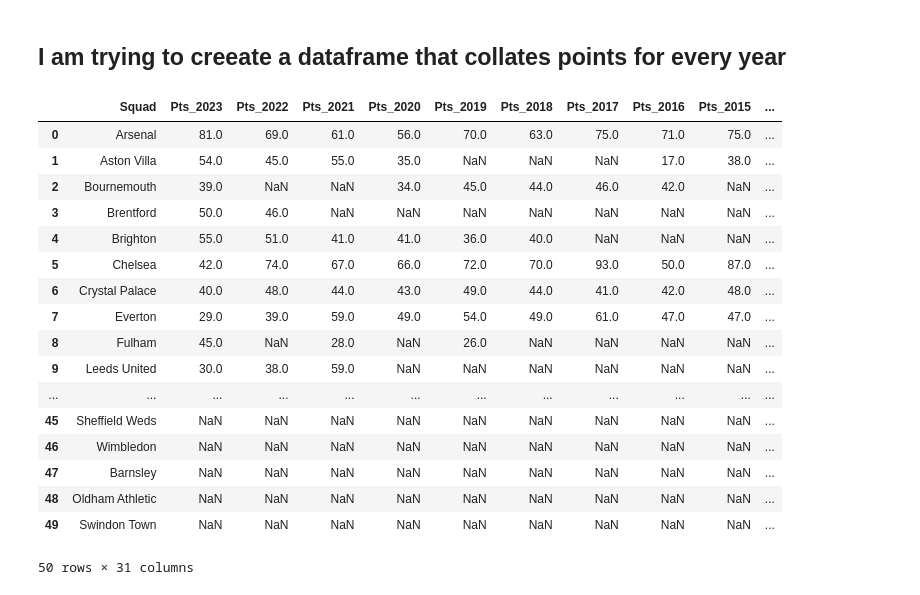
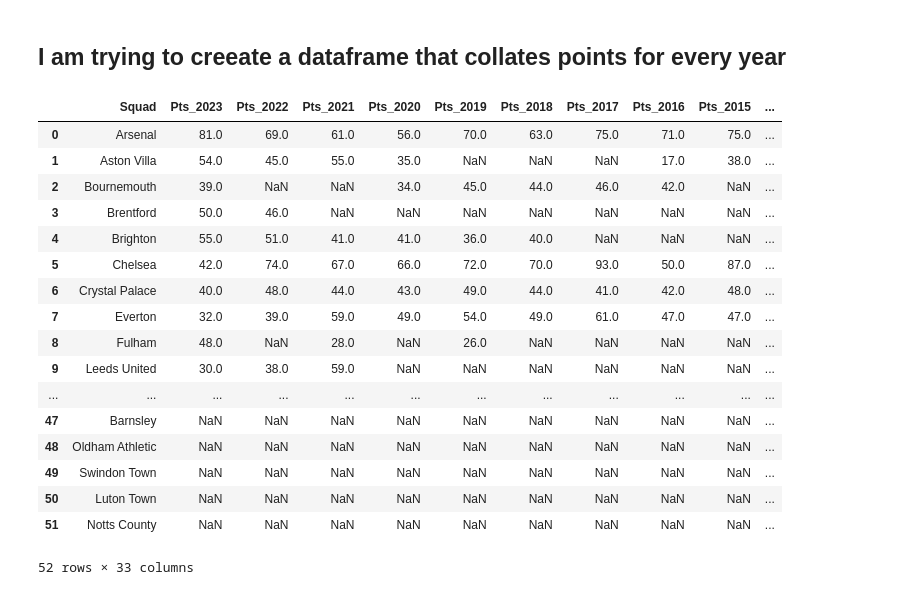
Before and after one commit to AhanPenkar/exploratory-football, a Jupyter notebook: data_get.ipynb, the cells around one changed output. Drawn from its saved outputs; the diff is of its cells as text; code cells hidden in the pictures.

```diff
--- a/data_get.ipynb
+++ b/data_get.ipynb
@@ -263,6 +268,8 @@ league_1997 = pd.read_csv('data/league_1997.csv')
 league_1996 = pd.read_csv('data/league_1996.csv')
 league_1995 = pd.read_csv('data/league_1995.csv')
 league_1994 = pd.read_csv('data/league_1994.csv')
+league_1993 = pd.read_csv('data/league_1993.csv')
+league_1992 = pd.read_csv('data/league_1992.csv')
 # %%
 #Merge all the dataframes into one dataframe
 league_historical = pd.merge(league_2023, league_2022, on='Squad', how='outer')
@@ -280,43 +287,45 @@ league_historical = pd.merge(league_historical, league_2011, on='Squad', how='ou
 league_historical = pd.merge(league_historical, league_2010, on='Squad', how='outer')
 league_historical = pd.merge(league_historical, league_2009, on='Squad', how='outer')
 league_historical = pd.merge(league_historical, league_2008, on='Squad', how='outer')
 league_historical = pd.merge(league_historical, league_2007, on='Squad', how='outer')
 league_historical = pd.merge(league_historical, league_2006, on='Squad', how='outer')
 league_historical = pd.merge(league_historical, league_2005, on='Squad', how='outer')
 league_historical = pd.merge(league_historical, league_2004, on='Squad', how='outer')
 league_historical = pd.merge(league_historical, league_2003, on='Squad', how='outer')
 league_historical = pd.merge(league_historical, league_2002, on='Squad', how='outer')
 league_historical = pd.merge(league_historical, league_2001, on='Squad', how='outer')
 league_historical = pd.merge(league_historical, league_2000, on='Squad', how='outer')
 league_historical = pd.merge(league_historical, league_1999, on='Squad', how='outer')
 league_historical = pd.merge(league_historical, league_1998, on='Squad', how='outer')
 league_historical = pd.merge(league_historical, league_1997, on='Squad', how='outer')
 league_historical = pd.merge(league_historical, league_1996, on='Squad', how='outer')
 league_historical = pd.merge(league_historical, league_1995, on='Squad', how='outer')
 league_historical = pd.merge(league_historical, league_1994, on='Squad', how='outer')
+league_historical = pd.merge(league_historical, league_1993, on='Squad', how='outer')
+league_historical = pd.merge(league_historical, league_1992, on='Squad', how='outer')
 
 
 #only keep the Pts columns for each season and rename it to the year of the season
 league_historical
 # %% [output]
 |  | Squad | Pts_2023 | Pts_2022 | Pts_2021 | Pts_2020 | Pts_2019 | Pts_2018 | Pts_2017 | Pts_2016 | Pts_2015 | ... |
 | 0 | Arsenal | 81.0 | 69.0 | 61.0 | 56.0 | 70.0 | 63.0 | 75.0 | 71.0 | 75.0 | ... |
 | 1 | Aston Villa | 54.0 | 45.0 | 55.0 | 35.0 | NaN | NaN | NaN | 17.0 | 38.0 | ... |
 | 2 | Bournemouth | 39.0 | NaN | NaN | 34.0 | 45.0 | 44.0 | 46.0 | 42.0 | NaN | ... |
 | 3 | Brentford | 50.0 | 46.0 | NaN | NaN | NaN | NaN | NaN | NaN | NaN | ... |
 | 4 | Brighton | 55.0 | 51.0 | 41.0 | 41.0 | 36.0 | 40.0 | NaN | NaN | NaN | ... |
 | 5 | Chelsea | 42.0 | 74.0 | 67.0 | 66.0 | 72.0 | 70.0 | 93.0 | 50.0 | 87.0 | ... |
 | 6 | Crystal Palace | 40.0 | 48.0 | 44.0 | 43.0 | 49.0 | 44.0 | 41.0 | 42.0 | 48.0 | ... |
-| 7 | Everton | 29.0 | 39.0 | 59.0 | 49.0 | 54.0 | 49.0 | 61.0 | 47.0 | 47.0 | ... |
-| 8 | Fulham | 45.0 | NaN | 28.0 | NaN | 26.0 | NaN | NaN | NaN | NaN | ... |
+| 7 | Everton | 32.0 | 39.0 | 59.0 | 49.0 | 54.0 | 49.0 | 61.0 | 47.0 | 47.0 | ... |
+| 8 | Fulham | 48.0 | NaN | 28.0 | NaN | 26.0 | NaN | NaN | NaN | NaN | ... |
 | 9 | Leeds United | 30.0 | 38.0 | 59.0 | NaN | NaN | NaN | NaN | NaN | NaN | ... |
 | ... | ... | ... | ... | ... | ... | ... | ... | ... | ... | ... | ... |
-| 45 | Sheffield Weds | NaN | NaN | NaN | NaN | NaN | NaN | NaN | NaN | NaN | ... |
-| 46 | Wimbledon | NaN | NaN | NaN | NaN | NaN | NaN | NaN | NaN | NaN | ... |
 | 47 | Barnsley | NaN | NaN | NaN | NaN | NaN | NaN | NaN | NaN | NaN | ... |
 | 48 | Oldham Athletic | NaN | NaN | NaN | NaN | NaN | NaN | NaN | NaN | NaN | ... |
 | 49 | Swindon Town | NaN | NaN | NaN | NaN | NaN | NaN | NaN | NaN | NaN | ... |
+| 50 | Luton Town | NaN | NaN | NaN | NaN | NaN | NaN | NaN | NaN | NaN | ... |
+| 51 | Notts County | NaN | NaN | NaN | NaN | NaN | NaN | NaN | NaN | NaN | ... |
-50 rows × 31 columns
+52 rows × 33 columns
 # %%
 league_historical['Squad'] = league_historical['Squad'].str.replace('Utd', 'United')
 league_historical['Squad'] = league_historical['Squad'].str.replace('Weds', 'Wednesday')
```
Also changed, not shown: parts of 14 cells of this notebook, 35 other files.
